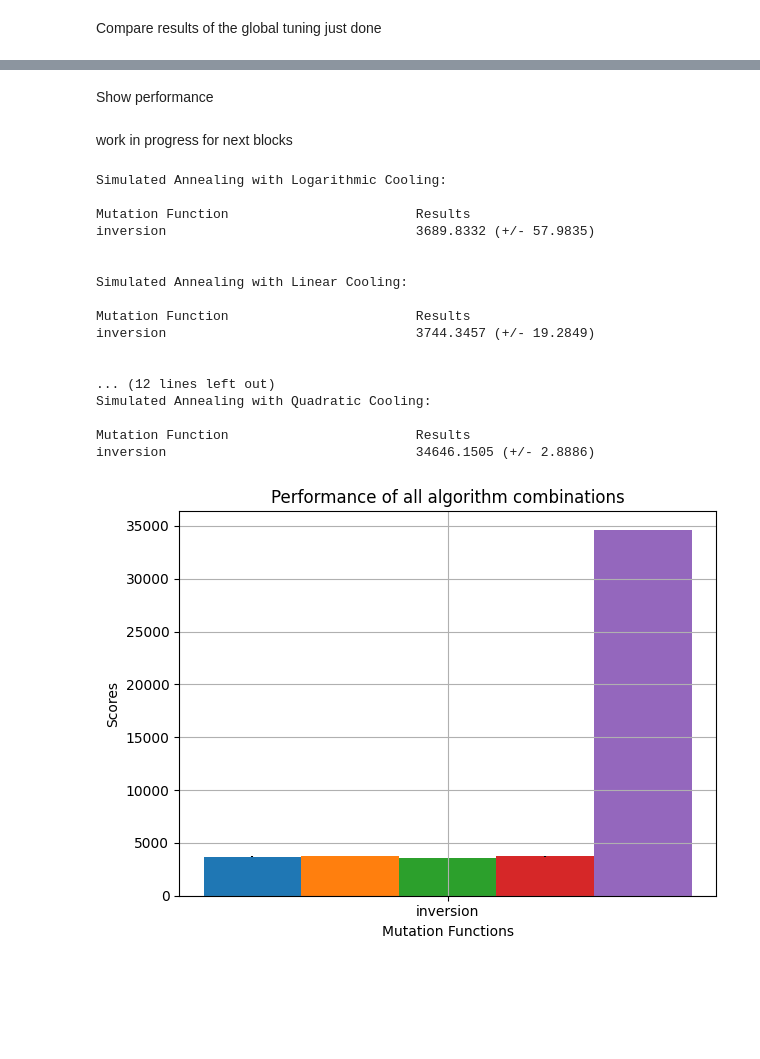
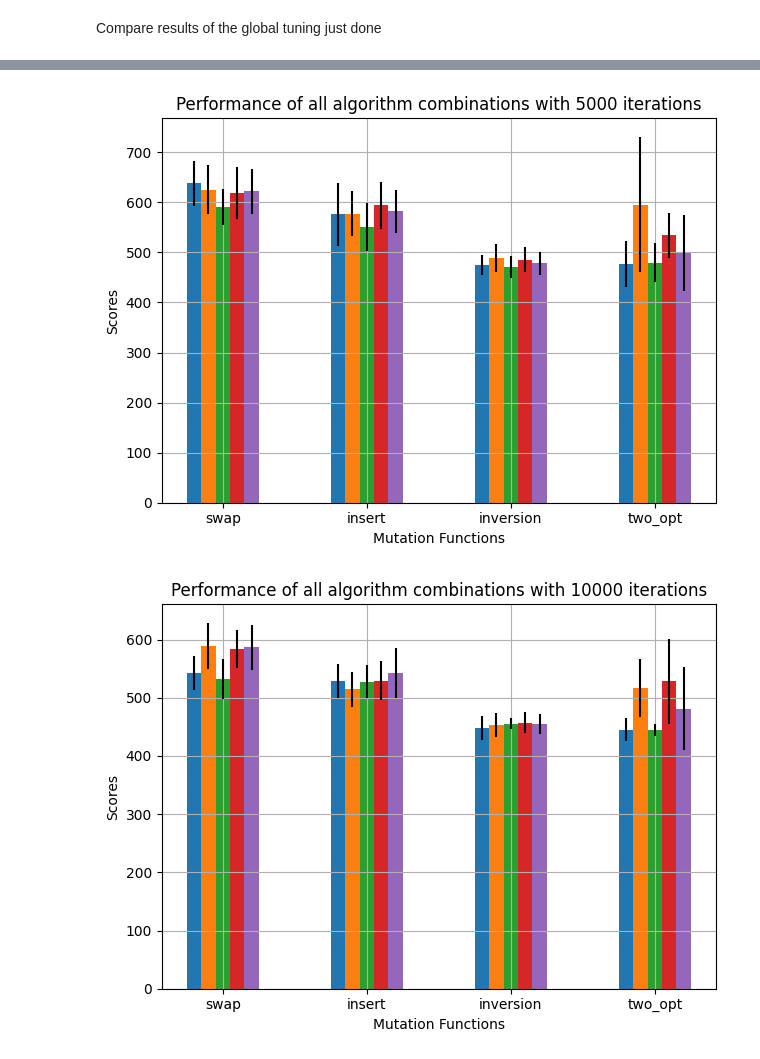
Before and after one commit to pabloralves/StocSim3, a Jupyter notebook: main_WIP.ipynb, the cells around one changed output, grey strips where cells are left out. Saved outputs shown, nothing was run; the diff lists cells and outputs as text; code cells hidden in the pictures; blank space fills up the shorter version.

Commit message:
results tuning and all combinations of stuff

```diff
--- a/main_WIP.ipynb
+++ b/main_WIP.ipynb
@@ -109,7 +109,7 @@ def generate_greedy_solution(tsp_data, distance_matrix):
         # Move to the next city
         current_city = next_city
 
-    return route
+    return np.array(route)
 # %% [markdown]
 Calculate score
 # %%
@@ -486,7 +492,7 @@ def compare_algorithms(tsp_data, distance_matrix, all_cooling_parameters, N_runs
             for run in range(N_runs):
 
                 if greedy:
-                    start_solution = generate_greedy_solution(tsp_data, distance_matrix)
+                    start_solution = generate_greedy_solution(tsp_data, distance_matrix.copy())
                 else:
                     start_solution = generate_solution(tsp_data)
 
@@ -601,11 +717,12 @@ Be advised, might take a while!
 files = ['eil51', 'a280', 'pcb442']
 cooling_schedules = [logarithmic_cool, linear_cool, arithmetic_geometric_cool, exponential_cool, quadratic_cool]
 mutations = [swap, insert, inversion, two_opt]
+fileID = 'random_'
 
 iterations_list = [5000, 10000]
 tuning_runs = 5
 n_trials = 100
 
-global_tuning(files, iterations_list, cooling_schedules, mutations, tuning_runs, n_trials, greedy=False, fileID='random_')
+# global_tuning(files, iterations_list, cooling_schedules, mutations, tuning_runs, n_trials, greedy=False, fileID=fileID)
 # %% [markdown]
 Compare results of the global tuning just done
@@ -751,23 +728,0 @@ print(score)
-# %%
-cooling_schemes = ['Simulated Annealing with Logarithmic Cooling', 'Simulated Annealing with Linear Cooling', 'Simulated Annealing with Arithmetic-Geometrical Cooling', 'Simulated Annealing with Exponential Cooling', 'Simulated Annealing with Quadratic Cooling']
-cooling_schedules = [logarithmic_cool, linear_cool, arithmetic_geometric_cool, exponential_cool, quadratic_cool]
-mutations = [inversion]
-iterations_list = [5000, 10000]
-difference = None
-percentage = 5
-file = 'a280'
-fileID = ''
-
-for mutate in mutations:
-    for i, cooling_schedule in enumerate(cooling_schedules):
-
-        fig, ax = plt.subplots(1)
-        for iterations in iterations_list:
-            all_cooling_parameters = load_cooling_info(f'{fileID}best_parameters_{file}_{iterations}_iterations.json')
-            parameters = all_cooling_parameters[mutate.__name__][cooling_schedule.__name__]['cooling_parameters']
-
-            investigate_cooling(iterations, cooling_schedule, parameters, cooling_schemes[i], percentage=percentage, difference=difference, num_datapoints=50, ax=ax, logx=False, logy=True)
-
-        fig.legend()
-        fig.tight_layout()
-        plt.show()
@@ -780,2 +728,0 @@ for mutate in mutations:
-# %% [markdown]
-Show performance
@@ -786,33 +729,12 @@ results = compare_algorithms(tsp_data, distance_matrix, all_cooling_parameters,
-# %% [markdown]
-work in progress for next blocks
-# %%
-file = 'a280'
-file_path = f'TSP-Configurations/{file}.tsp.txt'
-tsp_data = load_tsp_file(file_path)
-
-N_runs = 2
-iterations = 50000
-all_cooling_parameters = load_cooling_info('inversion_best_parameters_a280_50000_iterations.json')
-cooling_schedules = [logarithmic_cool, linear_cool, arithmetic_geometric_cool, exponential_cool, quadratic_cool]
-mutations = [inversion]
-
-compare_algorithms(tsp_data, distance_matrix, all_cooling_parameters, N_runs, iterations, mutations, cooling_schedules)
-# %% [output]
-Simulated Annealing with Logarithmic Cooling:
-
-Mutation Function                        Results
-inversion                                3689.8332 (+/- 57.9835)
-
-
-Simulated Annealing with Linear Cooling:
-
-Mutation Function                        Results
-inversion                                3744.3457 (+/- 19.2849)
-
-
-... (12 lines left out)
-Simulated Annealing with Quadratic Cooling:
-
-Mutation Function                        Results
-inversion                                34646.1505 (+/- 2.8886)
-[figure, removed]
+# %%
+N_runs = 20
+file = 'eil51'
+file_path = f'TSP-Configurations/{file}.tsp.txt'
+tsp_data = load_tsp_file(file_path)
+distance_matrix = calculate_distance_matrix(tsp_data)
+
+iterations_list = [5000, 10000]
+compare_all_algorithms(tsp_data, distance_matrix, file, N_runs, iterations_list, greedy=False, fileID=fileID)
+# %% [output]
+[figure, added]
+[figure, added]
```
Also changed, not shown: parts of 56 cells of this notebook, 12 other files.
